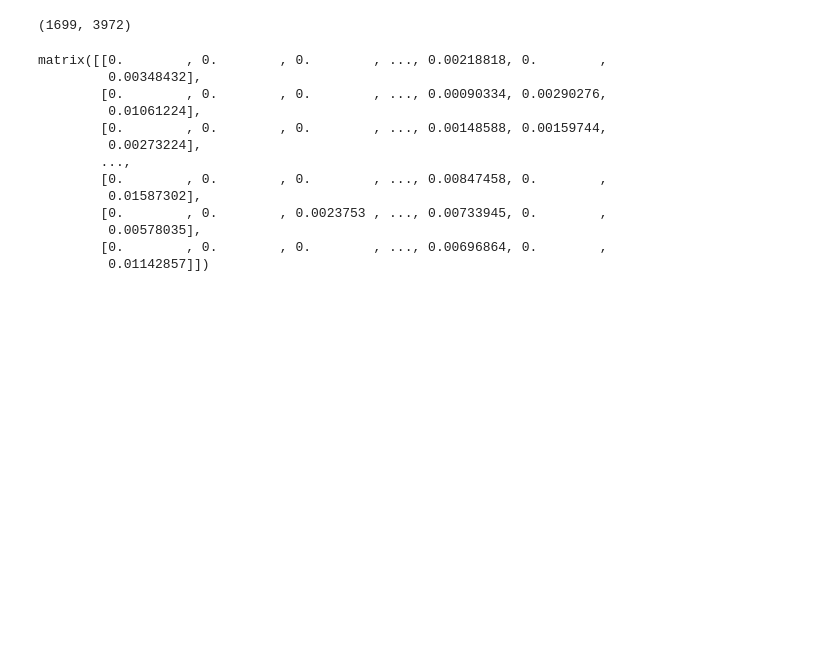
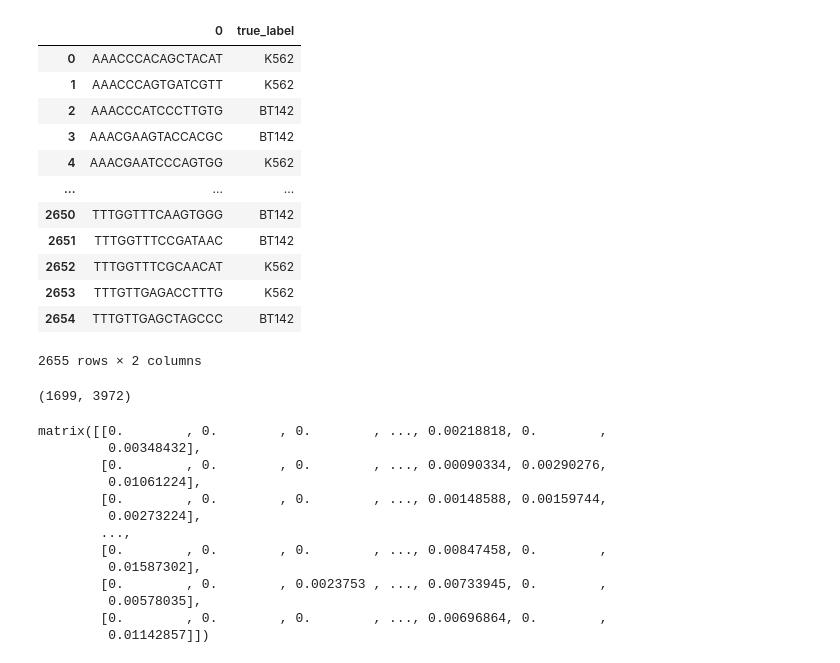
Before and after one commit to juychen/treevaerient, a Jupyter notebook: utils/data_test copy.ipynb, the cells around one changed output. Drawn from its saved outputs; the diff is of its cells as text; code cells hidden in the pictures; blank space fills up the shorter version.

```diff
--- a/utils/data_test copy.ipynb
+++ b/utils/data_test copy.ipynb
@@ -5,3 +5,11 @@ import numpy as np
 from scipy.io import mmread
 # %%
 # Read matrix
+# %%
+#matrix_dp = mmread('/home/junyi/code/treevae/data/Variant/trimmed_starsolo_chrM_cellSNP0_WaldVariant_paperCell/passed_dp.mtx')
+#matrix_ad = mmread('/home/junyi/code/treevae/data/Variant/trimmed_starsolo_chrM_cellSNP0_WaldVariant_paperCell/passed_ad.mtx')
+# Read the cell label
+#matrix_dp.shape
+df_cell_label = pd.read_csv('/home/junyi/code/treevae/data/Variant/trimmed_starsolo_chrM_cellSNP0_WaldVariant_paperCell/cell_label copy.csv')
+var_name = pd.read_csv('/home/junyi/code/treevae/data/Variant/trimmed_starsolo_chrM_cellSNP0_WaldVariant_paperCell/passed_variant_names.txt',header=None)
+sample_name = pd.read_csv('/home/junyi/code/treevae/data/Variant/trimmed_starsolo_chrM_cellSNP0_WaldVariant_paperCell/passed_sample_names.txt',header=None)
@@ -7,0 +34,20 @@ from scipy.io import mmread
+# %%
+sample_name.set_index(0,inplace=True)
+df_cell_label.set_index('barcode',inplace=True)
+df_sorted_label = df_cell_label.loc[sample_name.index].reset_index()
+# %%
+df_sorted_label
+# %% [output]
+|  | 0 | true_label |
+| 0 | AAACCCACAGCTACAT | K562 |
+| 1 | AAACCCAGTGATCGTT | K562 |
+| 2 | AAACCCATCCCTTGTG | BT142 |
+| 3 | AAACGAAGTACCACGC | BT142 |
+| 4 | AAACGAATCCCAGTGG | K562 |
+| ... | ... | ... |
+| 2650 | TTTGGTTTCAAGTGGG | BT142 |
+| 2651 | TTTGGTTTCCGATAAC | BT142 |
+| 2652 | TTTGGTTTCGCAACAT | K562 |
+| 2653 | TTTGTTGAGACCTTTG | K562 |
+| 2654 | TTTGTTGAGCTAGCCC | BT142 |
+2655 rows × 2 columns
```
Also changed, not shown: parts of 8 cells of this notebook, 3 other files.
